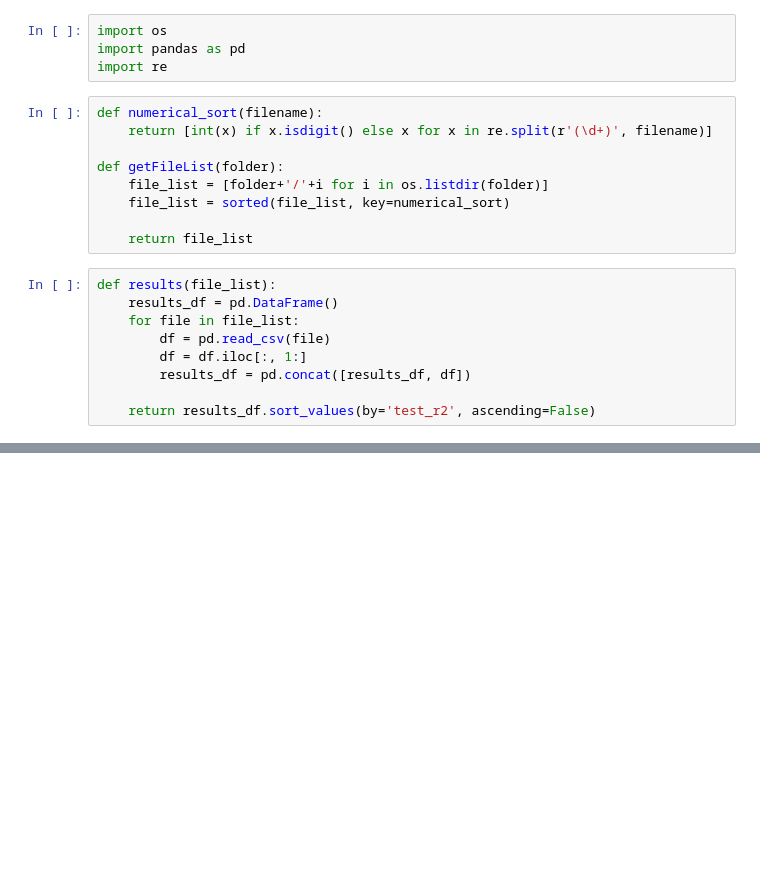
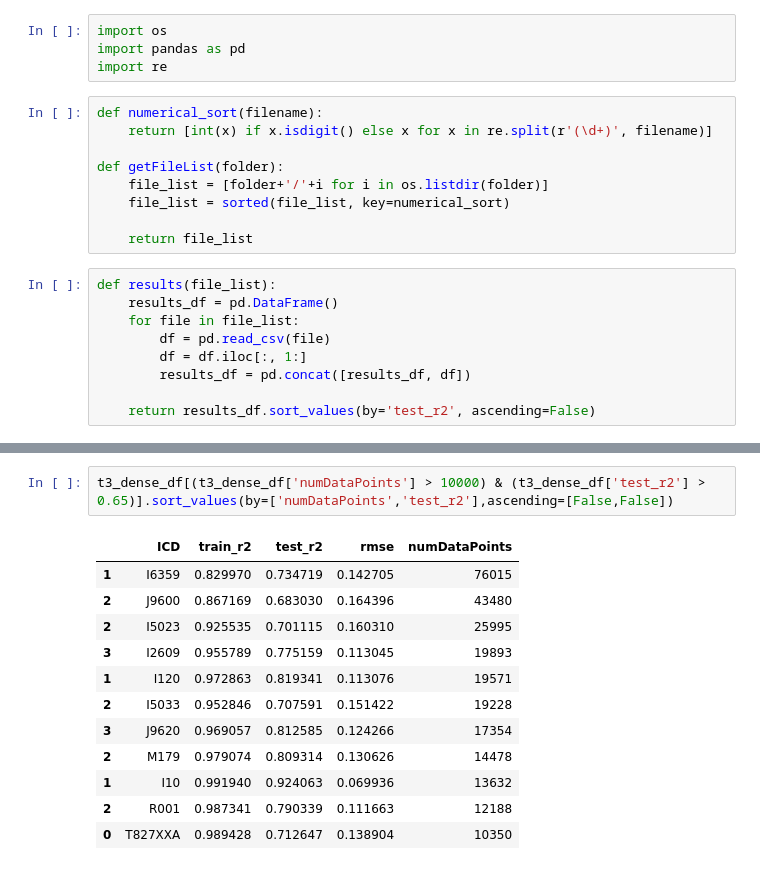
Before and after one commit to mi3nts/environmentalSocialHealth, a Jupyter notebook: notebooks/interpretResults.ipynb, the cells around one changed output, grey strips where cells are left out. Cells and saved outputs as stored; diff of their text form; blank space fills up the shorter version.

```diff
--- a/notebooks/interpretResults.ipynb
+++ b/notebooks/interpretResults.ipynb
@@ -44,0 +67,15 @@ t3_dense_df.head(20)
+# %%
+t3_dense_df[(t3_dense_df['numDataPoints'] > 10000) & (t3_dense_df['test_r2'] > 0.65)].sort_values(by=['numDataPoints','test_r2'],ascending=[False,False])
+# %% [output]
+|  | ICD | train_r2 | test_r2 | rmse | numDataPoints |
+| 1 | I6359 | 0.829970 | 0.734719 | 0.142705 | 76015 |
+| 2 | J9600 | 0.867169 | 0.683030 | 0.164396 | 43480 |
+| 2 | I5023 | 0.925535 | 0.701115 | 0.160310 | 25995 |
+| 3 | I2609 | 0.955789 | 0.775159 | 0.113045 | 19893 |
+| 1 | I120 | 0.972863 | 0.819341 | 0.113076 | 19571 |
+| 2 | I5033 | 0.952846 | 0.707591 | 0.151422 | 19228 |
+| 3 | J9620 | 0.969057 | 0.812585 | 0.124266 | 17354 |
+| 2 | M179 | 0.979074 | 0.809314 | 0.130626 | 14478 |
+| 1 | I10 | 0.991940 | 0.924063 | 0.069936 | 13632 |
+| 2 | R001 | 0.987341 | 0.790339 | 0.111663 | 12188 |
+| 0 | T827XXA | 0.989428 | 0.712647 | 0.138904 | 10350 |
```
Also changed, not shown: parts of 3 cells of this notebook, 3 other files.
